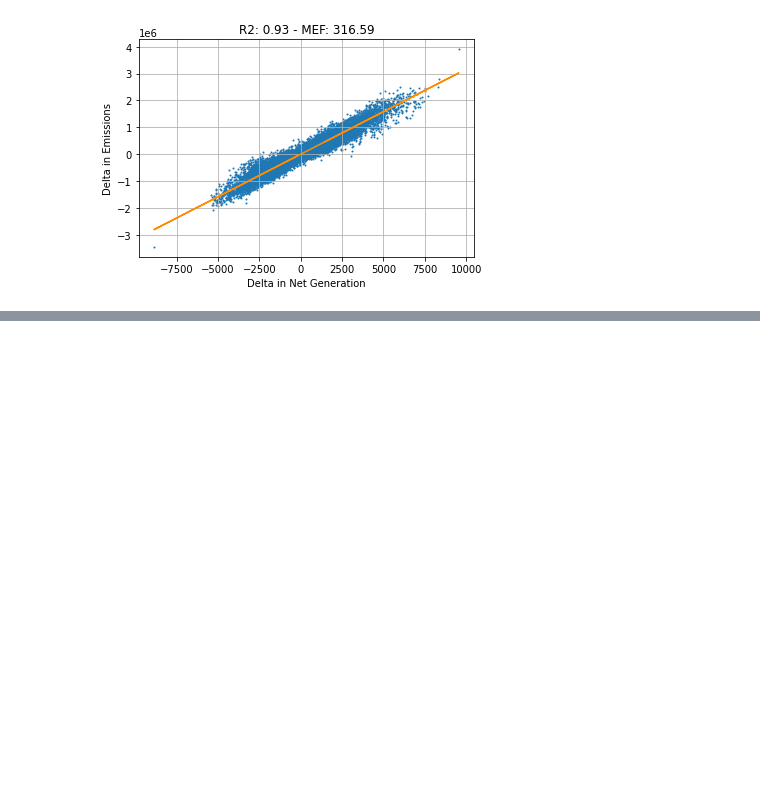
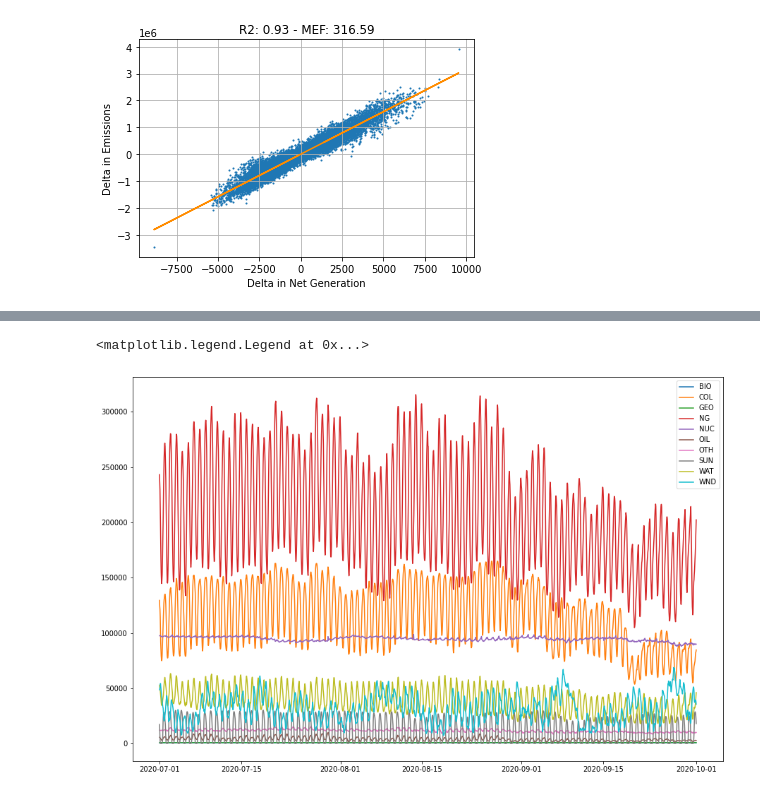
Before and after one commit to degleris1/DynamicMarginalEmissions.jl, a Jupyter notebook: notebooks/gridemissions.ipynb, the cells around one changed output, grey strips where cells are left out. Drawn from its saved outputs; the diff is of its cells as text; code cells hidden in the pictures; blank space fills up the shorter version.

```diff
--- a/notebooks/gridemissions.ipynb
+++ b/notebooks/gridemissions.ipynb
@@ -350,0 +365,14 @@ ba_, ba_co2 = plot_mef(ba, df_elec, df_co2, which='net_demand')
+# %%
+def extract_BAs(df_co2):
+    # extracting the names of the BAs present in the dataset
+    nms = []
+    for c in df_co2.columns:
+        nms.append(c.split('_')[1])
+    BAs = []
+    for nm in nms:
+        if '-' in nm:
+            pass
+        else:
+            BAs.append(nm)
+    BAs = np.unique(BAs)
+    return BAs
@@ -350,0 +414,29 @@ ba_, ba_co2 = plot_mef(ba, df_elec, df_co2, which='net_demand')
+# %%
+def build_resource_all(df_elec, df_co2):
+    resources = extract_resources(df_elec)
+    BAs = extract_BAs(df_co2)
+
+    df_resources = pd.DataFrame(columns=resources, index = df_elec.index)
+
+    for res in resources:
+        cols_res = []
+        for ba in BAs:
+            col_res = f'EBA.{ba}-ALL.NG.{res}.H'
+            if col_res in df_elec.columns:
+                cols_res.append(col_res)
+
+        df_resources[res] = df_elec[cols_res].sum(axis=1)
+    return df_resources
+# %%
+df_resources = build_resource_all(df_elec, df_co2)
+# %%
+df_resources = df_resources.loc['2020-07-01':'2020-09-30']
+# %%
+_, ax = plt.subplots(figsize = (15, 10))
+for c in df_resources.columns:
+    ax.plot(df_resources[c], label=c)
+
+plt.legend()
+# %% [output]
+<matplotlib.legend.Legend at 0x...>
+[figure, added]
```
Also changed, not shown: parts of 14 cells of this notebook, 1 other file.
